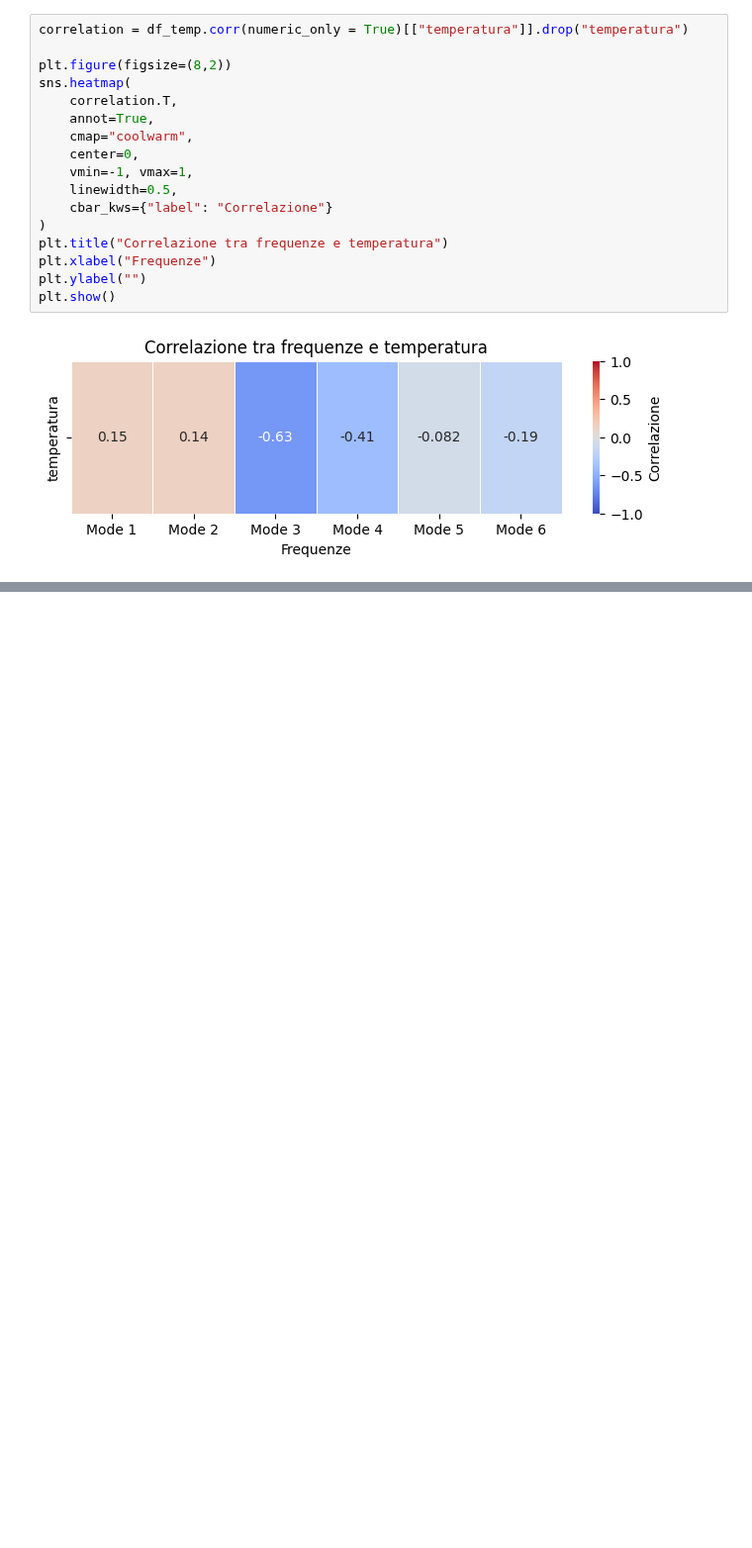
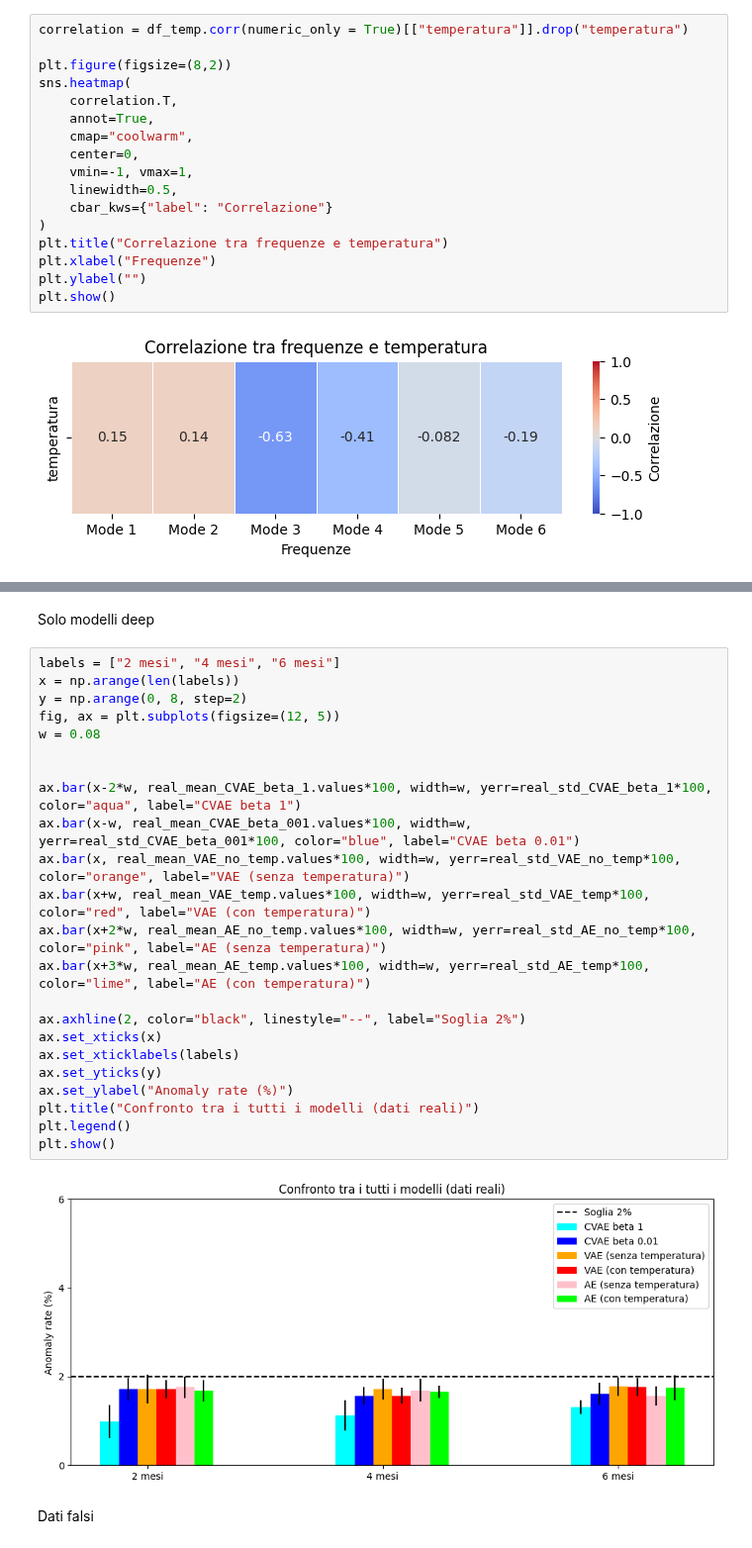
Before and after one commit to RickyF404/Tesi, a Jupyter notebook: Graphs.ipynb, the cells around one changed output, grey strips where cells are left out. Shown at 99% size. Cells and saved outputs as stored; diff of their text form; blank space fills up the shorter version.

```diff
--- a/Graphs.ipynb
+++ b/Graphs.ipynb
@@ -94,0 +185,29 @@ plt.show()
+# %% [markdown]
+Solo modelli deep
+# %%
+labels = ["2 mesi", "4 mesi", "6 mesi"]
+x = np.arange(len(labels))
+y = np.arange(0, 8, step=2)
+fig, ax = plt.subplots(figsize=(12, 5))
+w = 0.08
+
+
+ax.bar(x-2*w, real_mean_CVAE_beta_1.values*100, width=w, yerr=real_std_CVAE_beta_1*100, color="aqua", label="CVAE beta 1")
+ax.bar(x-w, real_mean_CVAE_beta_001.values*100, width=w, yerr=real_std_CVAE_beta_001*100, color="blue", label="CVAE beta 0.01")
+ax.bar(x, real_mean_VAE_no_temp.values*100, width=w, yerr=real_std_VAE_no_temp*100, color="orange", label="VAE (senza temperatura)")
+ax.bar(x+w, real_mean_VAE_temp.values*100, width=w, yerr=real_std_VAE_temp*100, color="red", label="VAE (con temperatura)")
+ax.bar(x+2*w, real_mean_AE_no_temp.values*100, width=w, yerr=real_std_AE_no_temp*100, color="pink", label="AE (senza temperatura)")
+ax.bar(x+3*w, real_mean_AE_temp.values*100, width=w, yerr=real_std_AE_temp*100, color="lime", label="AE (con temperatura)")
+
+ax.axhline(2, color="black", linestyle="--", label="Soglia 2%")
+ax.set_xticks(x)
+ax.set_xticklabels(labels)
+ax.set_yticks(y)
+ax.set_ylabel("Anomaly rate (%)")
+plt.title("Confronto tra i tutti i modelli (dati reali)")
+plt.legend()
+plt.show()
+# %% [output]
+[figure, added]
+# %% [markdown]
+Dati falsi
```
Also changed, not shown: parts of 29 cells of this notebook.
